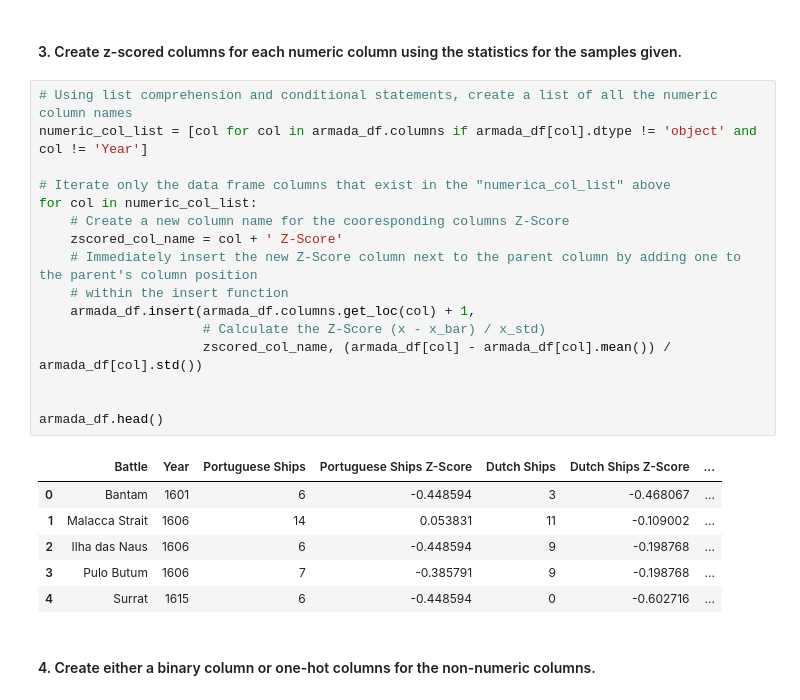
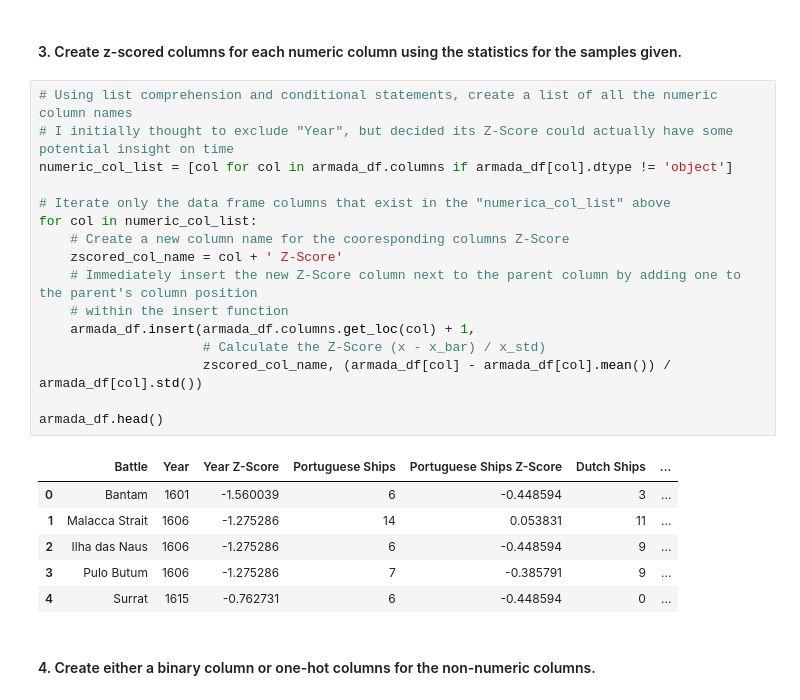
Before and after one commit to dougrandrade/CS4315, a Jupyter notebook: Lab_5_Andrade.ipynb, the cells around one changed output. Saved outputs shown, nothing was run; the diff lists cells and outputs as text.

```diff
--- a/Lab_5_Andrade.ipynb
+++ b/Lab_5_Andrade.ipynb
@@ -41,26 +41,26 @@ armada_df.describe()
 #### 3. Create z-scored columns for each numeric column using the statistics for the samples given.
 # %%
 # Using list comprehension and conditional statements, create a list of all the numeric column names
-numeric_col_list = [col for col in armada_df.columns if armada_df[col].dtype != 'object' and col != 'Year']
+# I initially thought to exclude "Year", but decided its Z-Score could actually have some potential insight on time
+numeric_col_list = [col for col in armada_df.columns if armada_df[col].dtype != 'object']
 
 # Iterate only the data frame columns that exist in the "numerica_col_list" above
 for col in numeric_col_list:
     # Create a new column name for the cooresponding columns Z-Score
     zscored_col_name = col + ' Z-Score'
     # Immediately insert the new Z-Score column next to the parent column by adding one to the parent's column position
     # within the insert function
     armada_df.insert(armada_df.columns.get_loc(col) + 1,
                      # Calculate the Z-Score (x - x_bar) / x_std)
                      zscored_col_name, (armada_df[col] - armada_df[col].mean()) / armada_df[col].std())
 
-
 armada_df.head()
 # %% [output]
-|  | Battle | Year | Portuguese Ships | Portuguese Ships Z-Score | Dutch Ships | Dutch Ships Z-Score | ... |
-| 0 | Bantam | 1601 | 6 | -0.448594 | 3 | -0.468067 | ... |
-| 1 | Malacca Strait | 1606 | 14 | 0.053831 | 11 | -0.109002 | ... |
-| 2 | Ilha das Naus | 1606 | 6 | -0.448594 | 9 | -0.198768 | ... |
-| 3 | Pulo Butum | 1606 | 7 | -0.385791 | 9 | -0.198768 | ... |
-| 4 | Surrat | 1615 | 6 | -0.448594 | 0 | -0.602716 | ... |
+|  | Battle | Year | Year Z-Score | Portuguese Ships | Portuguese Ships Z-Score | Dutch Ships | ... |
+| 0 | Bantam | 1601 | -1.560039 | 6 | -0.448594 | 3 | ... |
+| 1 | Malacca Strait | 1606 | -1.275286 | 14 | 0.053831 | 11 | ... |
+| 2 | Ilha das Naus | 1606 | -1.275286 | 6 | -0.448594 | 9 | ... |
+| 3 | Pulo Butum | 1606 | -1.275286 | 7 | -0.385791 | 9 | ... |
+| 4 | Surrat | 1615 | -0.762731 | 6 | -0.448594 | 0 | ... |
 # %% [markdown]
 #### 4. Create either a binary column or one-hot columns for the non-numeric columns.
```
Also changed, not shown: parts of 3 cells of this notebook, 6 other files.
